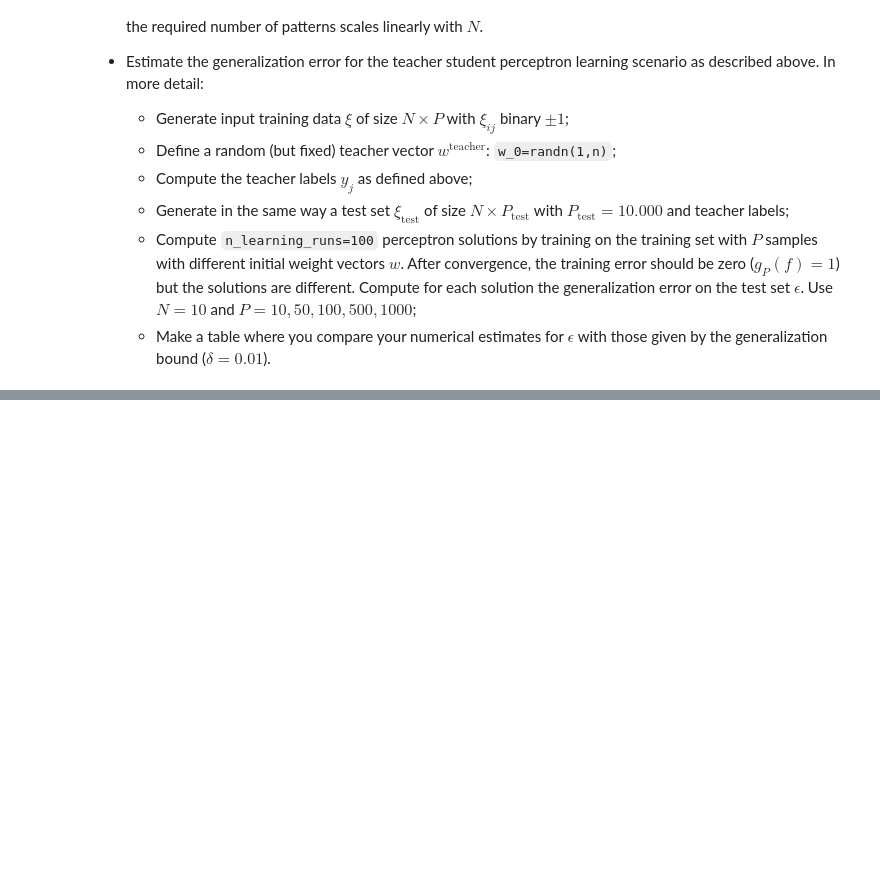
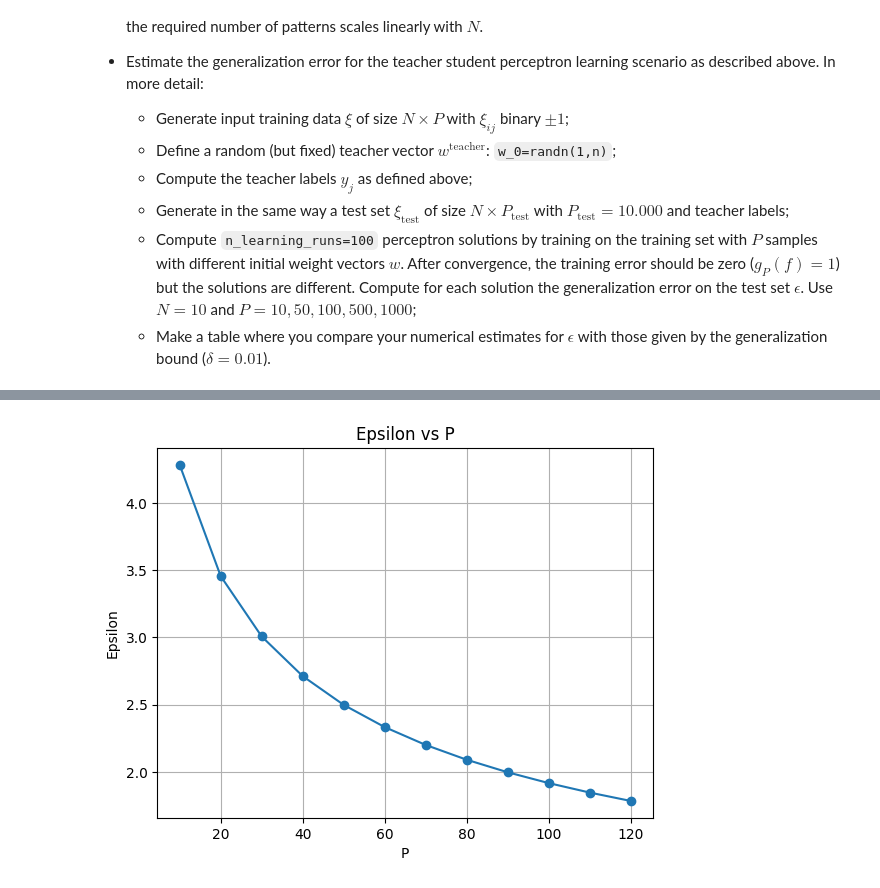
Before and after one commit to josjo99/cds_ml, a Jupyter notebook: Lecture3-perceptron.ipynb, the cells around one changed output, grey strips where cells are left out. Cells and saved outputs as stored; diff of their text form; code cells hidden in the pictures; blank space fills up the shorter version.

```diff
--- a/Lecture3-perceptron.ipynb
+++ b/Lecture3-perceptron.ipynb
@@ -491,0 +612,22 @@ The student solution $f$ is not unique. Starting with a different initial weight
+# %%
+def epsilon_bound_simple(P, N, delta):
+    bound = (math.e * 2 * P / N) ** N
+    arg = (4.0 * bound) / delta
+    val = (8.0 / P) * math.log(arg)
+    if val <= 0:
+        return float('nan')
+    return math.sqrt(val)
+
+N=10
+delta = 0.01
+
+P_values = list(range(10, 121, 10))
+epsilons = [epsilon_bound_simple(P,N,delta) for P in P_values]
+# %%
+plt.plot(P_values, epsilons, marker='o')
+plt.xlabel("P")
+plt.ylabel("Epsilon")
+plt.title("Epsilon vs P")
+plt.grid(True)
+# %% [output]
+[figure, added]
```
Also changed, not shown: parts of 16 cells of this notebook.
